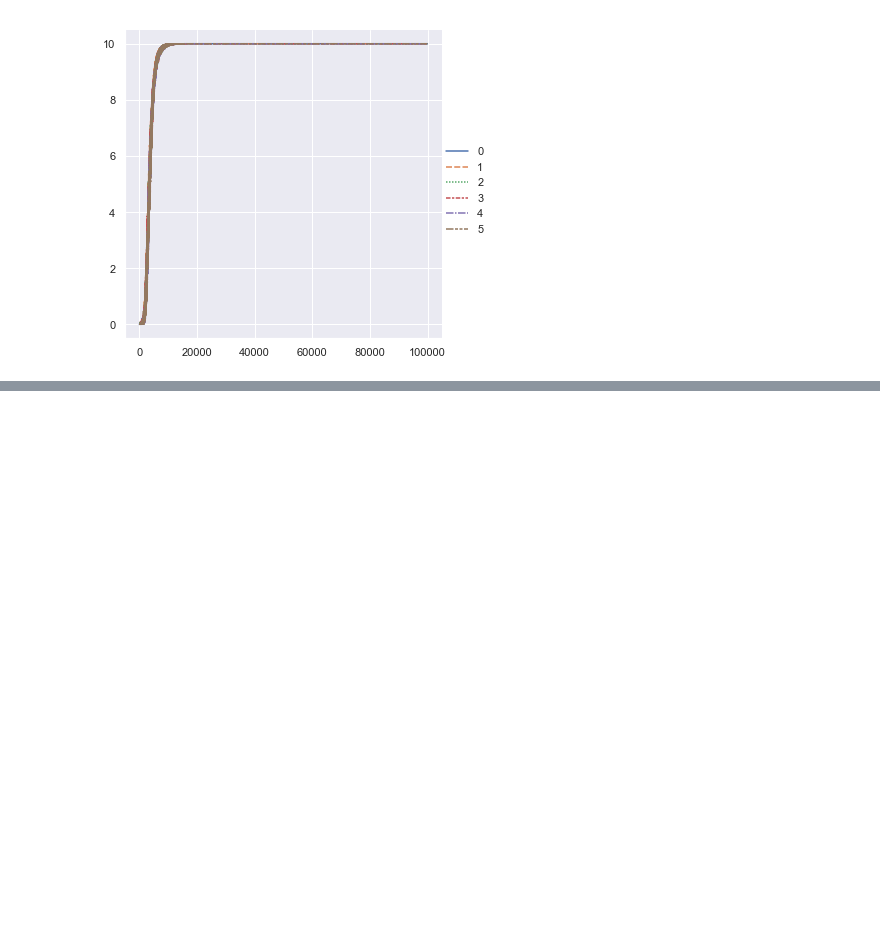
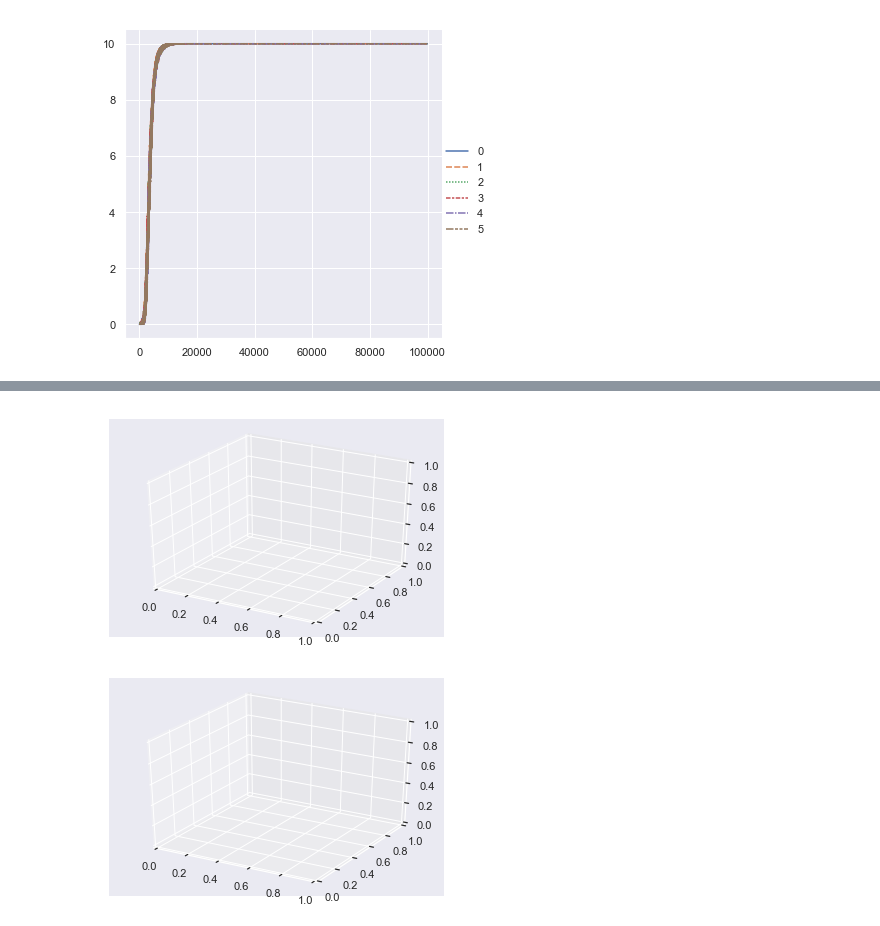
Before and after one commit to JMitnik/EvoComp2018, a Jupyter notebook: DataAnalysis.ipynb, the cells around one changed output, grey strips where cells are left out. Cells and saved outputs as stored; diff of their text form; code cells hidden in the pictures; blank space fills up the shorter version.

```diff
--- a/DataAnalysis.ipynb
+++ b/DataAnalysis.ipynb
@@ -190,0 +207,8 @@ plt.show()
+# %%
+from mpl_toolkits.mplot3d import Axes3D
+fig = plt.figure()
+ax = fig.add_subplot(111, projection='3d')
+plt.show()
+# %% [output]
+[figure, added]
+[figure, added]
```
Also changed, not shown: parts of 3 cells of this notebook.
